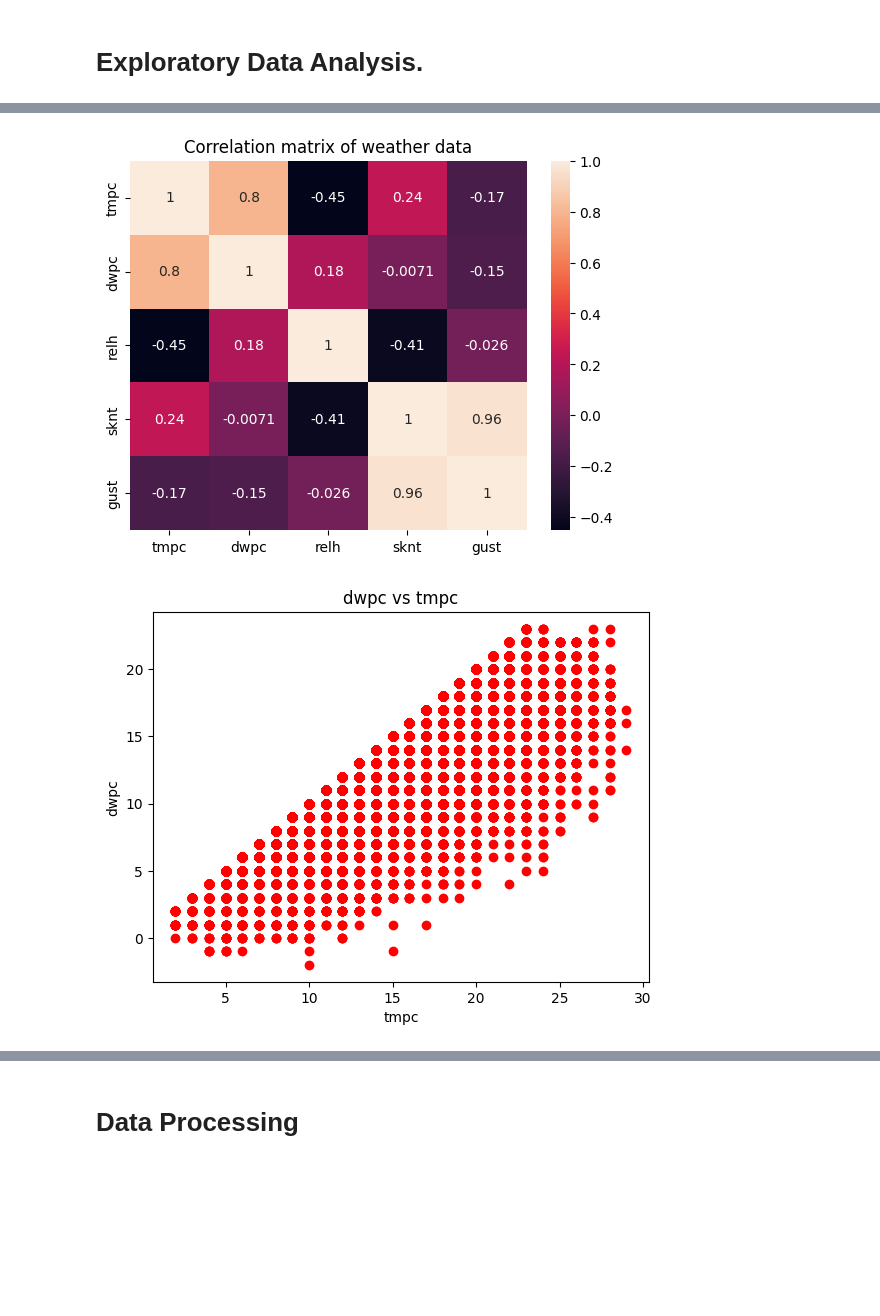
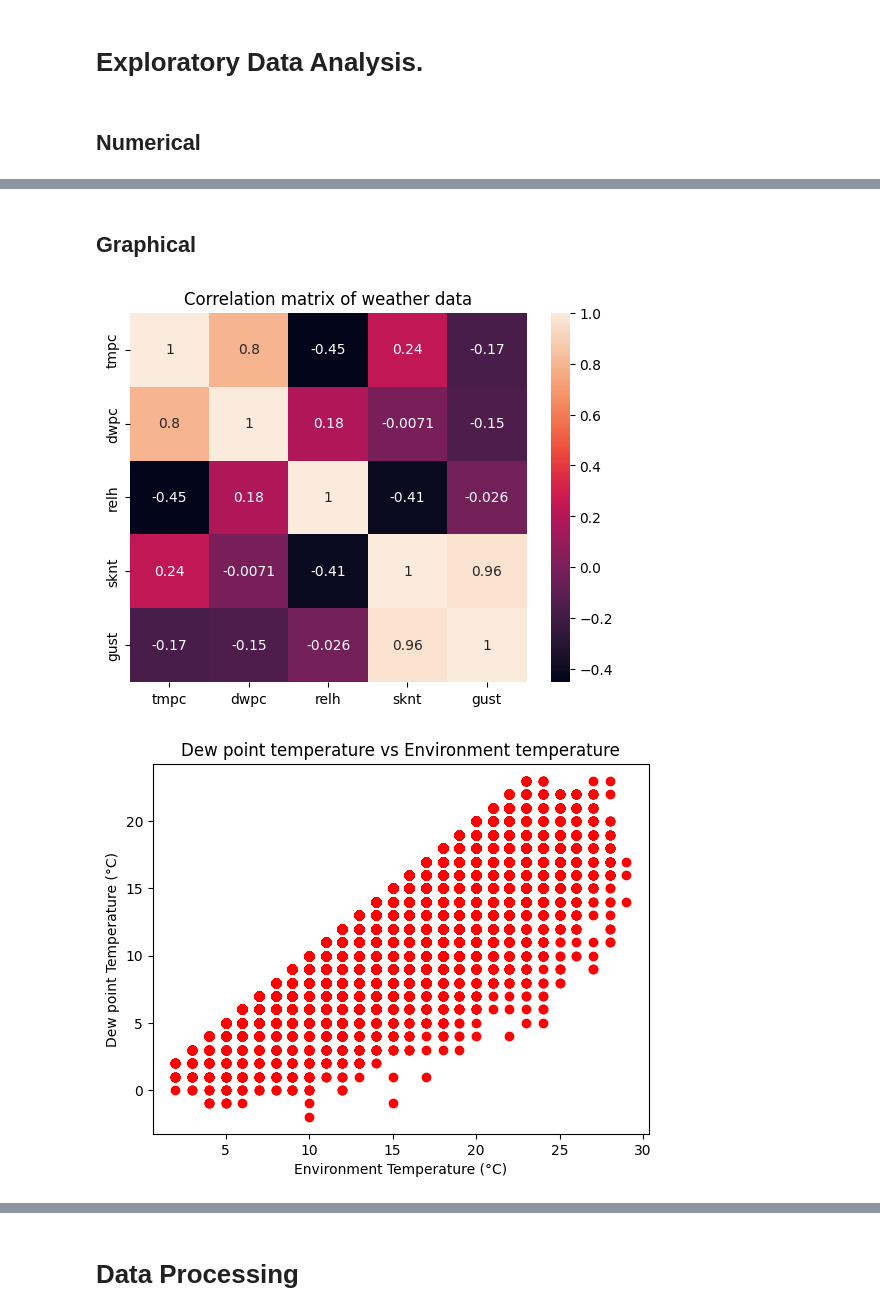
Before and after one commit to BraveNewWord/msa-phase-2, a Jupyter notebook: data-science-module/submission.ipynb, the cells around one changed output, grey strips where cells are left out. Drawn from its saved outputs; the diff is of its cells as text; code cells hidden in the pictures; blank space fills up the shorter version.

```diff
--- a/data-science-module/submission.ipynb
+++ b/data-science-module/submission.ipynb
@@ -10,6 +10,8 @@ import matplotlib.pyplot as plt
 %matplotlib inline
 # %% [markdown]
 # Exploratory Data Analysis.
+# %% [markdown]
+## Numerical
 # %%
 dataset = pd.read_csv("weather-data.csv")
 
@@ -41,17 +43,19 @@ relh    31.14
 sknt    13.00
 gust    15.00
 dtype: float64
+# %% [markdown]
+## Graphical
 # %%
 corrMatrix = dataset[['tmpc', 'dwpc', 'relh', 'sknt', 'gust']].corr()
 sns.heatmap(corrMatrix, annot=True)
 plt.title("Correlation matrix of weather data")
 plt.show()
 
 plt.plot(dataset['tmpc'], dataset['dwpc'], 'ro')
-plt.title("dwpc vs tmpc")
-plt.xlabel('tmpc')
-plt.ylabel('dwpc')
+plt.title("Dew point temperature vs Environment temperature")
+plt.xlabel('Environment Temperature (°C)')
+plt.ylabel('Dew point Temperature (°C)')
 plt.show()
 # %% [output]
 [figure]
-[figure, old version]
+[figure, new version]
```
Also changed, not shown: parts of 2 cells of this notebook.
